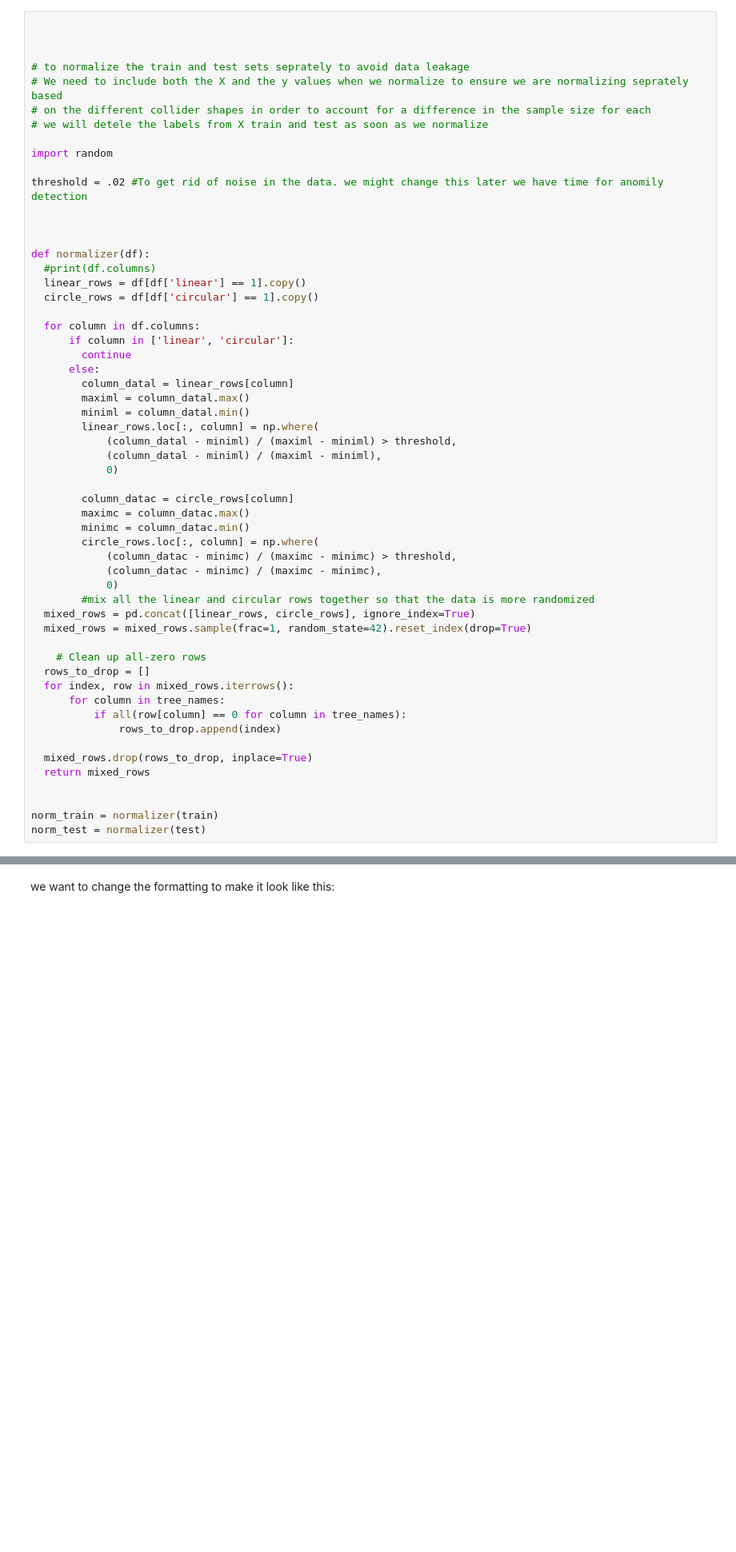
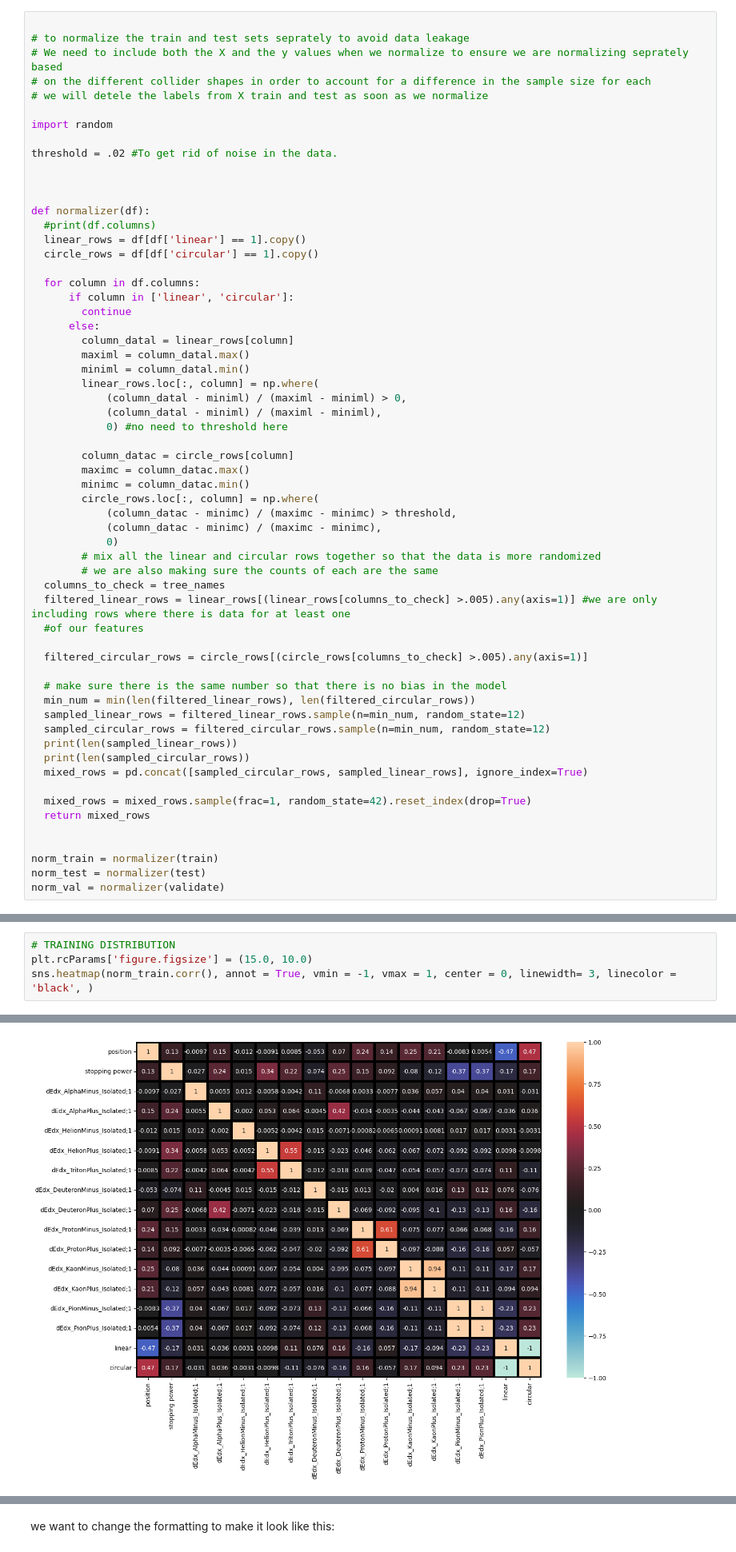
Before and after one commit to DaveStutler/G9, a Jupyter notebook: TEAM_FRIENDSHIP_PARTICLES_WOOOOO.ipynb, the cells around one changed output, grey strips where cells are left out. Shown at 80% size. Cells and saved outputs as stored; diff of their text form; blank space fills up the shorter version.

```diff
--- a/TEAM_FRIENDSHIP_PARTICLES_WOOOOO.ipynb
+++ b/TEAM_FRIENDSHIP_PARTICLES_WOOOOO.ipynb
@@ -422,6 +53,4 @@ train, test = train_test_split(holygrail, test_size=0.2, random_state=41, shuffl
 # %%
-
-
 
 # to normalize the train and test sets seprately to avoid data leakage
 # We need to include both the X and the y values when we normalize to ensure we are normalizing seprately based
@@ -430,7 +59,7 @@ train, test = train_test_split(holygrail, test_size=0.2, random_state=41, shuffl
 
 import random
 
-threshold = .02 #To get rid of noise in the data. we might change this later we have time for anomily detection
+threshold = .02 #To get rid of noise in the data.
 
 
 
@@ -447,9 +76,9 @@ def normalizer(df):
         maximl = column_datal.max()
         miniml = column_datal.min()
         linear_rows.loc[:, column] = np.where(
-            (column_datal - miniml) / (maximl - miniml) > threshold,
+            (column_datal - miniml) / (maximl - miniml) > 0,
             (column_datal - miniml) / (maximl - miniml),
-            0)
+            0) #no need to threshold here
 
         column_datac = circle_rows[column]
         maximc = column_datac.max()
@@ -458,20 +87,26 @@ def normalizer(df):
             (column_datac - minimc) / (maximc - minimc) > threshold,
             (column_datac - minimc) / (maximc - minimc),
             0)
-        #mix all the linear and circular rows together so that the data is more randomized
-  mixed_rows = pd.concat([linear_rows, circle_rows], ignore_index=True)
+        # mix all the linear and circular rows together so that the data is more randomized
+        # we are also making sure the counts of each are the same
+  columns_to_check = tree_names
+  filtered_linear_rows = linear_rows[(linear_rows[columns_to_check] >.005).any(axis=1)] #we are only including rows where there is data for at least one
+  #of our features
+
+  filtered_circular_rows = circle_rows[(circle_rows[columns_to_check] >.005).any(axis=1)]
+
+  # make sure there is the same number so that there is no bias in the model
+  min_num = min(len(filtered_linear_rows), len(filtered_circular_rows))
+  sampled_linear_rows = filtered_linear_rows.sample(n=min_num, random_state=12)
+  sampled_circular_rows = filtered_circular_rows.sample(n=min_num, random_state=12)
+  print(len(sampled_linear_rows))
+  print(len(sampled_circular_rows))
+  mixed_rows = pd.concat([sampled_circular_rows, sampled_linear_rows], ignore_index=True)
+
   mixed_rows = mixed_rows.sample(frac=1, random_state=42).reset_index(drop=True)
-
-    # Clean up all-zero rows
-  rows_to_drop = []
-  for index, row in mixed_rows.iterrows():
-      for column in tree_names:
-          if all(row[column] == 0 for column in tree_names):
-              rows_to_drop.append(index)
-
-  mixed_rows.drop(rows_to_drop, inplace=True)
   return mixed_rows
 
 
 norm_train = normalizer(train)
 norm_test = normalizer(test)
+norm_val = normalizer(validate)
@@ -498,0 +123,5 @@ y_test = pd.read_csv('/content/y_test.csv')
+# %%
+# TRAINING DISTRIBUTION
+plt.rcParams['figure.figsize'] = (15.0, 10.0)
+sns.heatmap(norm_train.corr(), annot = True, vmin = -1, vmax = 1, center = 0, linewidth= 3, linecolor = 'black', )
+# %% [output]
@@ -498,0 +129 @@ y_test = pd.read_csv('/content/y_test.csv')
+[figure, added]
```
Also changed, not shown: parts of 89 cells of this notebook.
